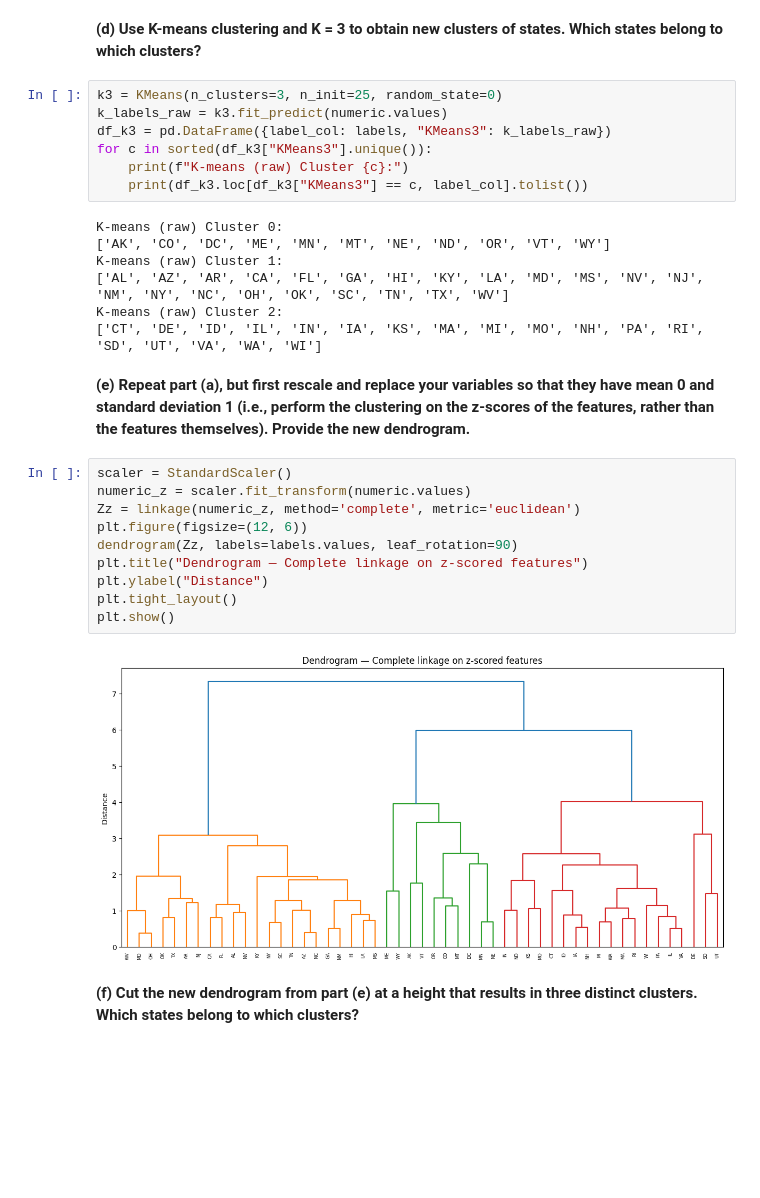
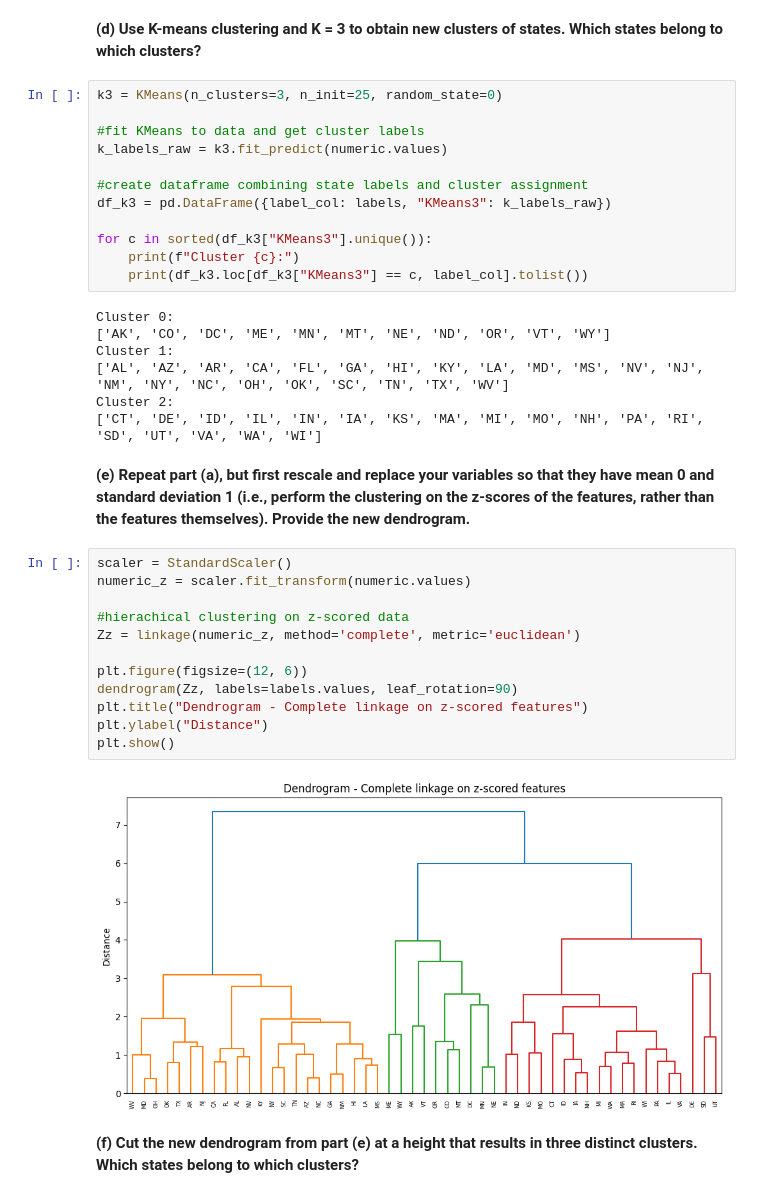
Before and after one commit to rachellecloutier/code_2600, a Jupyter notebook: homework3.ipynb, the cells around one changed output. Saved outputs shown, nothing was run; the diff lists cells and outputs as text; blank space fills up the shorter version.

```diff
--- a/homework3.ipynb
+++ b/homework3.ipynb
@@ -448,32 +581,39 @@ for c in sorted(df4["Cluster4"].unique()):
 **(d) Use K-means clustering and K = 3 to obtain new clusters of states. Which states belong to which clusters?**
 # %%
 k3 = KMeans(n_clusters=3, n_init=25, random_state=0)
+
+#fit KMeans to data and get cluster labels
 k_labels_raw = k3.fit_predict(numeric.values)
+
+#create dataframe combining state labels and cluster assignment
 df_k3 = pd.DataFrame({label_col: labels, "KMeans3": k_labels_raw})
+
 for c in sorted(df_k3["KMeans3"].unique()):
-    print(f"K-means (raw) Cluster {c}:")
+    print(f"Cluster {c}:")
     print(df_k3.loc[df_k3["KMeans3"] == c, label_col].tolist())
 # %% [output]
-K-means (raw) Cluster 0:
+Cluster 0:
 ['AK', 'CO', 'DC', 'ME', 'MN', 'MT', 'NE', 'ND', 'OR', 'VT', 'WY']
-K-means (raw) Cluster 1:
+Cluster 1:
 ['AL', 'AZ', 'AR', 'CA', 'FL', 'GA', 'HI', 'KY', 'LA', 'MD', 'MS', 'NV', 'NJ', 'NM', 'NY', 'NC', 'OH', 'OK', 'SC', 'TN', 'TX', 'WV']
-K-means (raw) Cluster 2:
+Cluster 2:
 ['CT', 'DE', 'ID', 'IL', 'IN', 'IA', 'KS', 'MA', 'MI', 'MO', 'NH', 'PA', 'RI', 'SD', 'UT', 'VA', 'WA', 'WI']
 # %% [markdown]
 **(e) Repeat part (a), but first rescale and replace your variables so that they have mean 0 and standard deviation 1 (i.e., perform the clustering on the z-scores of the features, rather than the features themselves). Provide the new dendrogram.**
 # %%
 scaler = StandardScaler()
 numeric_z = scaler.fit_transform(numeric.values)
+
+#hierachical clustering on z-scored data
 Zz = linkage(numeric_z, method='complete', metric='euclidean')
+
 plt.figure(figsize=(12, 6))
 dendrogram(Zz, labels=labels.values, leaf_rotation=90)
-plt.title("Dendrogram — Complete linkage on z-scored features")
+plt.title("Dendrogram - Complete linkage on z-scored features")
 plt.ylabel("Distance")
-plt.tight_layout()
 plt.show()
 # %% [output]
-[figure, old version]
+[figure, new version]
 # %% [markdown]
 **(f) Cut the new dendrogram from part (e) at a height that results in three distinct clusters. Which states belong to which clusters?**
 # %%
```
Also changed, not shown: parts of 27 cells of this notebook.
